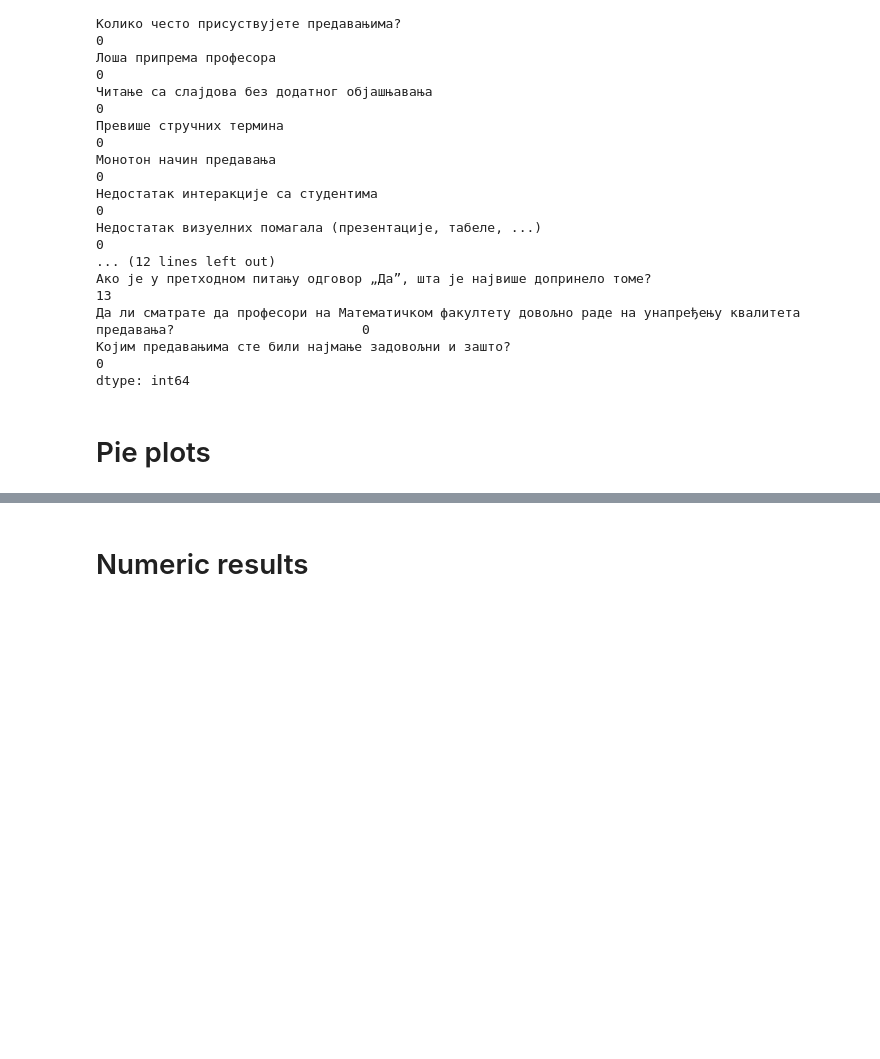
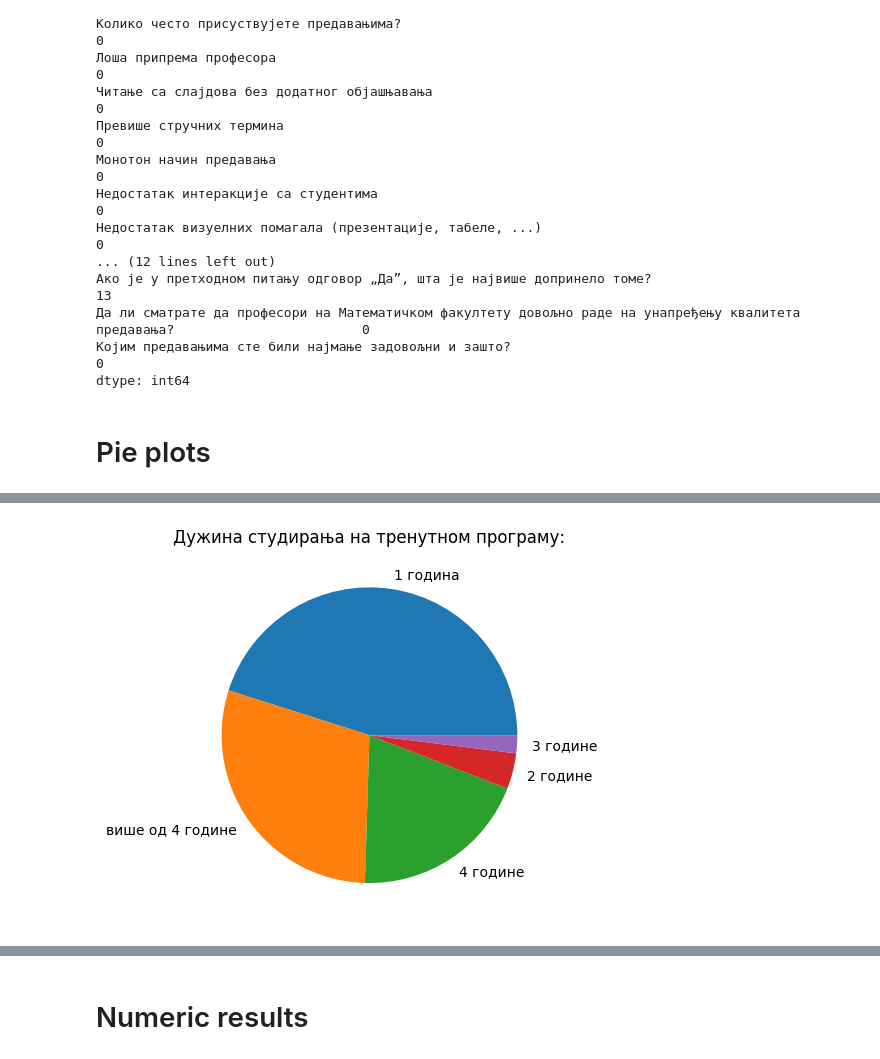
Before and after one commit to Brankonymous/StaCiniLosePredavanje, a Jupyter notebook: eda.ipynb, the cells around one changed output, grey strips where cells are left out. Saved outputs shown, nothing was run; the diff lists cells and outputs as text; code cells hidden in the pictures; blank space fills up the shorter version.

```diff
--- a/eda.ipynb
+++ b/eda.ipynb
@@ -110,0 +88,4 @@ plt.show()
+# %%
+plot_pie('Дужина студирања на тренутном програму:')
+# %% [output]
+[figure, added]
```
Also changed, not shown: parts of 16 cells of this notebook, 26 other files.
